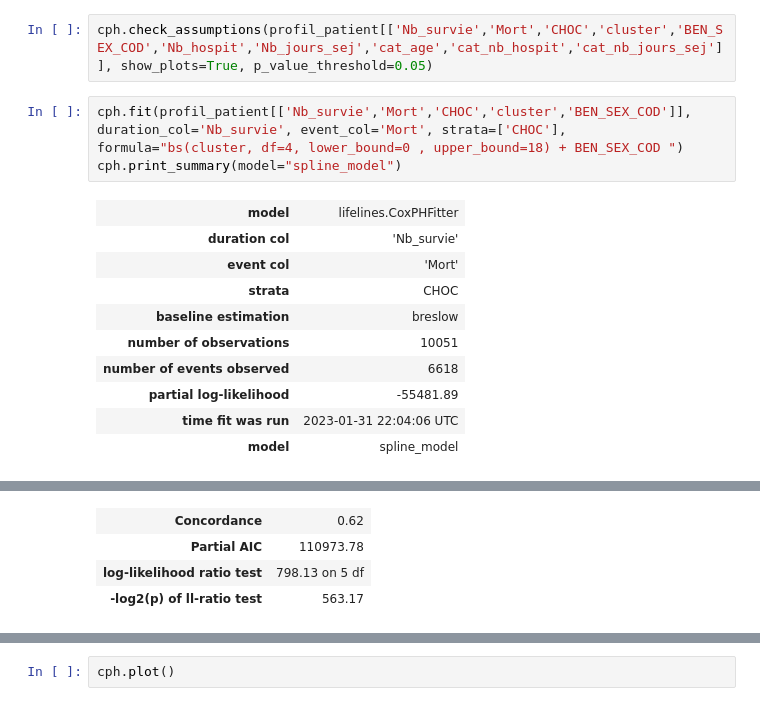
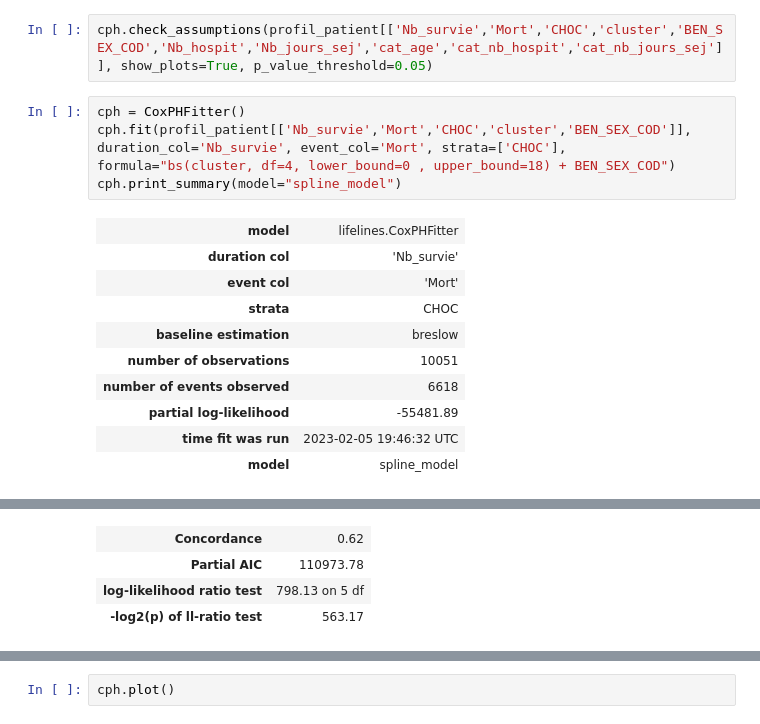
Before and after one commit to Kirscher/TextMining_Parcours_de_soin, a Jupyter notebook: survival_analysis/Lifelines.ipynb, the cells around one changed output, grey strips where cells are left out. Cells and saved outputs as stored; diff of their text form.

```diff
--- a/survival_analysis/Lifelines.ipynb
+++ b/survival_analysis/Lifelines.ipynb
@@ -739,18 +739,19 @@ Pour la variable Nb_hospit:
 # %%
 cph.check_assumptions(profil_patient[['Nb_survie','Mort','CHOC','cluster','BEN_SEX_COD','Nb_hospit','Nb_jours_sej','cat_age','cat_nb_hospit','cat_nb_jours_sej']], show_plots=True, p_value_threshold=0.05)
 # %%
-cph.fit(profil_patient[['Nb_survie','Mort','CHOC','cluster','BEN_SEX_COD']], duration_col='Nb_survie', event_col='Mort', strata=['CHOC'], formula="bs(cluster, df=4, lower_bound=0 , upper_bound=18) + BEN_SEX_COD ")
+cph = CoxPHFitter()
+cph.fit(profil_patient[['Nb_survie','Mort','CHOC','cluster','BEN_SEX_COD']], duration_col='Nb_survie', event_col='Mort', strata=['CHOC'], formula="bs(cluster, df=4, lower_bound=0 , upper_bound=18) + BEN_SEX_COD")
 cph.print_summary(model="spline_model")
 # %% [output]
 | model | lifelines.CoxPHFitter |
 | duration col | 'Nb_survie' |
 | event col | 'Mort' |
 | strata | CHOC |
 | baseline estimation | breslow |
 | number of observations | 10051 |
 | number of events observed | 6618 |
 | partial log-likelihood | -55481.89 |
-| time fit was run | 2023-01-31 22:04:06 UTC |
+| time fit was run | 2023-02-05 19:46:32 UTC |
 | model | spline_model |
 |  | coef | exp(coef) | se(coef) | coef lower 95% | coef upper 95% | exp(coef) lower 95% | ... |
 | BEN_SEX_COD | 0.30 | 1.35 | 0.03 | 0.23 | 0.36 | 1.26 | ... |
```
Also changed, not shown: parts of 4 cells of this notebook, 1 other file.
